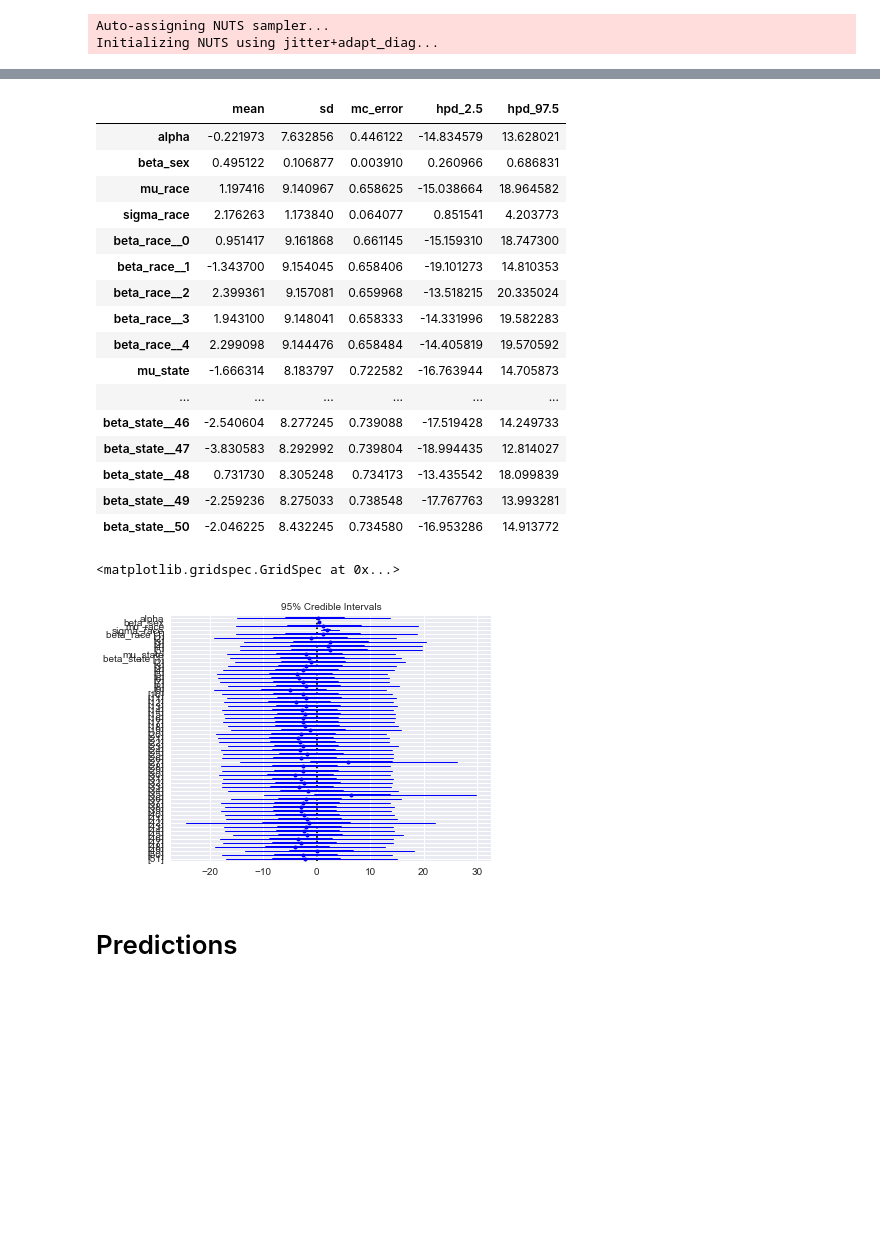
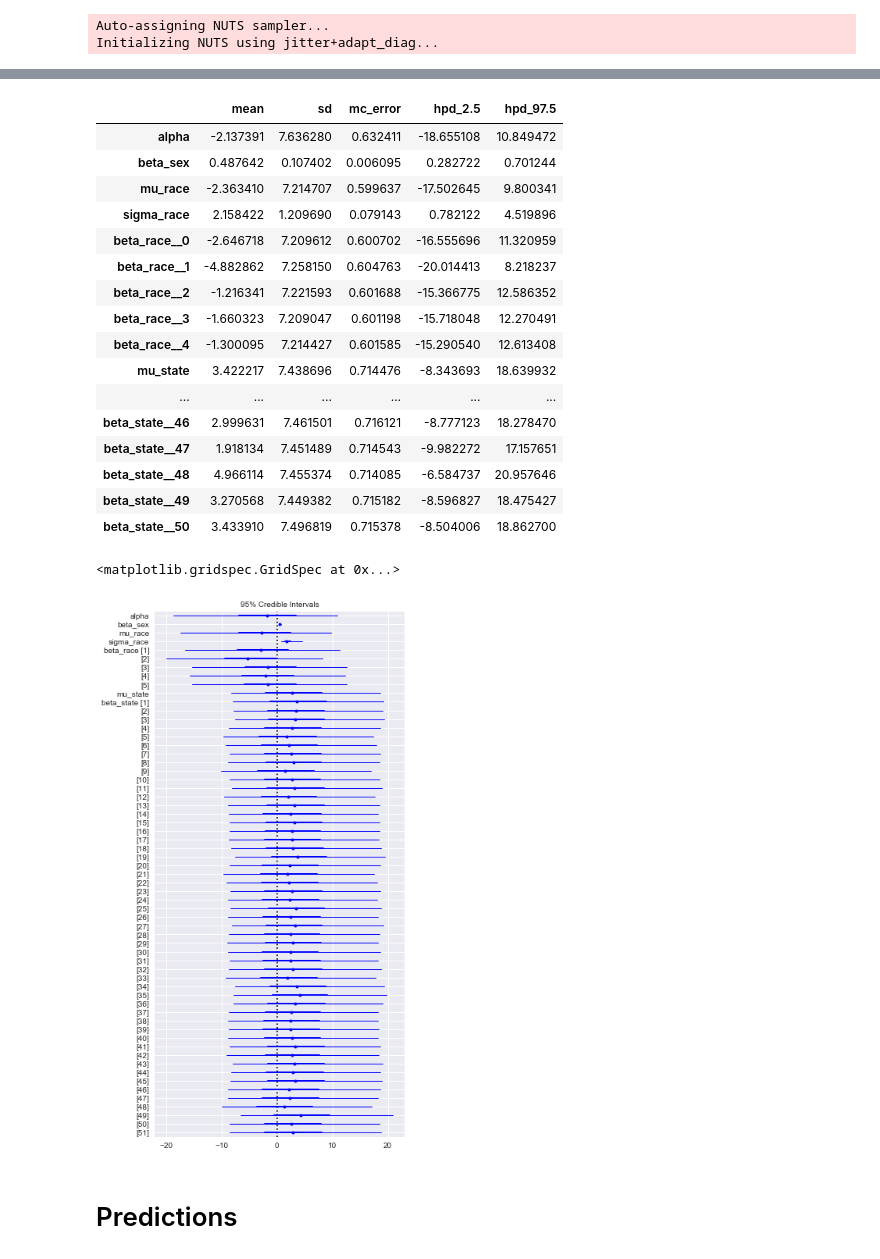
Before and after one commit to aenfield/Data512, a Jupyter notebook: project/MRP_Presidential_Election_2016.ipynb, the cells around one changed output, grey strips where cells are left out. Cells and saved outputs as stored; diff of their text form; code cells hidden in the pictures; blank space fills up the shorter version.

```diff
--- a/project/MRP_Presidential_Election_2016.ipynb
+++ b/project/MRP_Presidential_Election_2016.ipynb
@@ -220,7 +220,7 @@ with pm.Model() as model_complete:
                           shape=len(d_only['racecmb'].unique()))
 
     mu_state = pm.Normal('mu_state', mu=0, sd=10)
-    beta_state = pm.Normal('beta_state', mu=mu_state, sd=10,
+    beta_state = pm.Normal('beta_state', mu=mu_state, sd=1,
                           shape=state_count)
 
     mu = alpha + \
@@ -265,27 +265,28 @@ array([[<matplotlib.axes._subplots.AxesSubplot object at 0x...>,
 pm.df_summary(trace_complete, varnames_model_complete)
 # %% [output]
 |  | mean | sd | mc_error | hpd_2.5 | hpd_97.5 |
-| alpha | -0.221973 | 7.632856 | 0.446122 | -14.834579 | 13.628021 |
-| beta_sex | 0.495122 | 0.106877 | 0.003910 | 0.260966 | 0.686831 |
-| mu_race | 1.197416 | 9.140967 | 0.658625 | -15.038664 | 18.964582 |
-| sigma_race | 2.176263 | 1.173840 | 0.064077 | 0.851541 | 4.203773 |
-| beta_race__0 | 0.951417 | 9.161868 | 0.661145 | -15.159310 | 18.747300 |
-| beta_race__1 | -1.343700 | 9.154045 | 0.658406 | -19.101273 | 14.810353 |
-| beta_race__2 | 2.399361 | 9.157081 | 0.659968 | -13.518215 | 20.335024 |
-| beta_race__3 | 1.943100 | 9.148041 | 0.658333 | -14.331996 | 19.582283 |
-| beta_race__4 | 2.299098 | 9.144476 | 0.658484 | -14.405819 | 19.570592 |
-| mu_state | -1.666314 | 8.183797 | 0.722582 | -16.763944 | 14.705873 |
+| alpha | -2.137391 | 7.636280 | 0.632411 | -18.655108 | 10.849472 |
+| beta_sex | 0.487642 | 0.107402 | 0.006095 | 0.282722 | 0.701244 |
+| mu_race | -2.363410 | 7.214707 | 0.599637 | -17.502645 | 9.800341 |
+| sigma_race | 2.158422 | 1.209690 | 0.079143 | 0.782122 | 4.519896 |
+| beta_race__0 | -2.646718 | 7.209612 | 0.600702 | -16.555696 | 11.320959 |
+| beta_race__1 | -4.882862 | 7.258150 | 0.604763 | -20.014413 | 8.218237 |
+| beta_race__2 | -1.216341 | 7.221593 | 0.601688 | -15.366775 | 12.586352 |
+| beta_race__3 | -1.660323 | 7.209047 | 0.601198 | -15.718048 | 12.270491 |
+| beta_race__4 | -1.300095 | 7.214427 | 0.601585 | -15.290540 | 12.613408 |
+| mu_state | 3.422217 | 7.438696 | 0.714476 | -8.343693 | 18.639932 |
 | ... | ... | ... | ... | ... | ... |
-| beta_state__46 | -2.540604 | 8.277245 | 0.739088 | -17.519428 | 14.249733 |
-| beta_state__47 | -3.830583 | 8.292992 | 0.739804 | -18.994435 | 12.814027 |
-| beta_state__48 | 0.731730 | 8.305248 | 0.734173 | -13.435542 | 18.099839 |
-| beta_state__49 | -2.259236 | 8.275033 | 0.738548 | -17.767763 | 13.993281 |
-| beta_state__50 | -2.046225 | 8.432245 | 0.734580 | -16.953286 | 14.913772 |
+| beta_state__46 | 2.999631 | 7.461501 | 0.716121 | -8.777123 | 18.278470 |
+| beta_state__47 | 1.918134 | 7.451489 | 0.714543 | -9.982272 | 17.157651 |
+| beta_state__48 | 4.966114 | 7.455374 | 0.714085 | -6.584737 | 20.957646 |
+| beta_state__49 | 3.270568 | 7.449382 | 0.715182 | -8.596827 | 18.475427 |
+| beta_state__50 | 3.433910 | 7.496819 | 0.715378 | -8.504006 | 18.862700 |
 # %%
+plt.figure(figsize=(6,11))
 pm.forestplot(trace_complete, varnames_model_complete)
 # %% [output]
 <matplotlib.gridspec.GridSpec at 0x...>
-[figure, old version]
+[figure, new version]
 # %% [markdown]
 # Predictions
 # %% [markdown]
```
Also changed, not shown: parts of 51 cells of this notebook, 2 other files.
